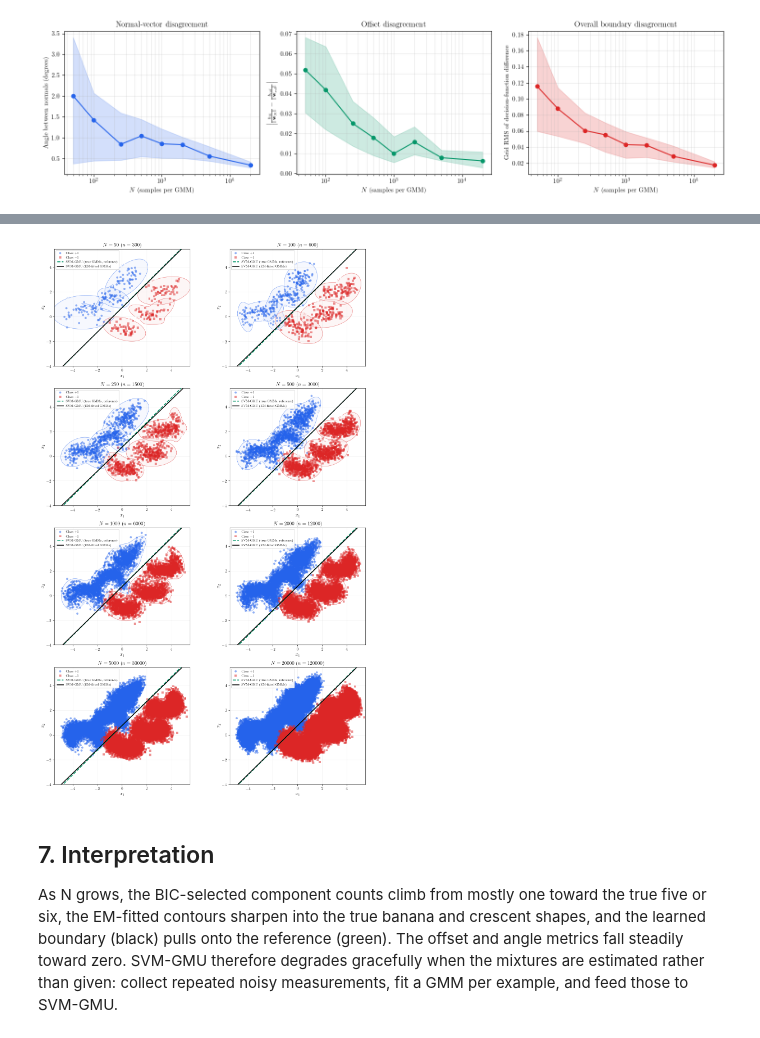
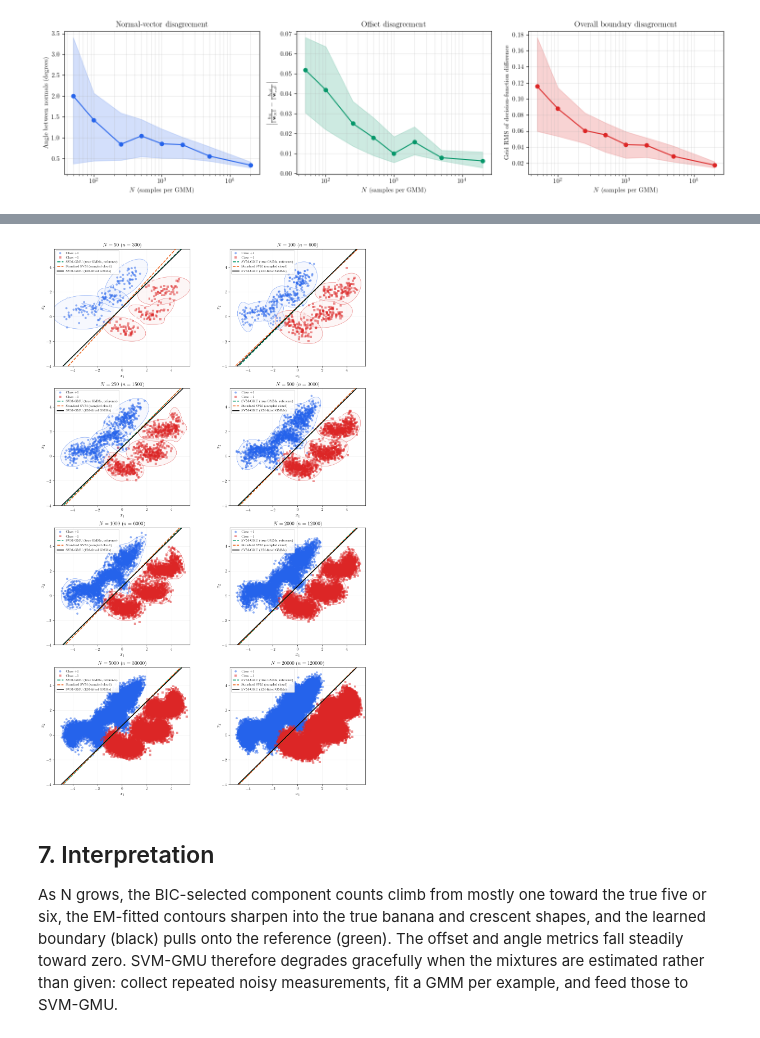
Before and after one commit to SushrutGaikwad/svm-gmu, a Jupyter notebook: experiments/em_fitted_gmu.ipynb, the cells around one changed output, grey strips where cells are left out. Drawn from its saved outputs; the diff is of its cells as text; code cells hidden in the pictures.

```diff
--- a/experiments/em_fitted_gmu.ipynb
+++ b/experiments/em_fitted_gmu.ipynb
@@ -150,7 +150,11 @@ def run_sweep_multiseed(n_values, w_ref, b_ref, seeds):
 
 def make_panel_figure(X, y, records, w_ref, b_ref):
     """4x2 grid: per-N EM-fitted contours, the full sampled cloud each EM fit
-    was trained on, and the reference and learned boundaries."""
+    was trained on, and three boundaries (true-GMM reference, EM-fitted
+    SVM-GMU, and the standard SVM on the same cloud).
+
+    Requires C.add_standard_svm_boundaries to have run on the records.
+    """
     from svm_gmu.plotting import plot_uncertainty
 
     n_rows, n_cols = 4, 2
@@ -158,7 +162,7 @@ def make_panel_figure(X, y, records, w_ref, b_ref):
     axes = np.array(axes).reshape(n_rows, n_cols)
 
     xlim, ylim = (-5.5, 5.5), (-4.0, 5.5)
-    ref_color, learned_color = "#059669", "black"
+    ref_color, learned_color, svm_color = "#059669", "black", "#ea580c"
 
     for k, r in enumerate(records):
         ax = axes[k // n_cols, k % n_cols]
@@ -193,17 +197,22 @@ def make_panel_figure(X, y, records, w_ref, b_ref):
                 label=class_label,
             )
 
-        # Layer 3: reference and EM-fitted SVM-GMU boundaries.
+        # Layer 3: the three boundaries. The standard SVM is fit on this very
+        # cloud, so it shows what the same sample budget buys when the mixture
+        # structure is discarded rather than re-estimated.
         _draw_line(ax, w_ref, b_ref, xlim, color=ref_color, linewidth=2.2,
                    linestyle="--", zorder=4, label="SVM-GMU (true GMMs, reference)")
+        _draw_line(ax, r["w_svm"], r["b_svm"], xlim, color=svm_color, linewidth=2.0,
+                   linestyle="--", zorder=5, label="Standard SVM (sampled cloud)")
         _draw_line(ax, r["w"], r["b"], xlim, color=learned_color, linewidth=2.0,
-                   linestyle="-", zorder=5, label="SVM-GMU (EM-fitted GMMs)")
+                   linestyle="-", zorder=6, label="SVM-GMU (EM-fitted GMMs)")
         ax.set_xlim(xlim)
         ax.set_ylim(ylim)
 
         handles, labels = ax.get_legend_handles_labels()
         keep = {"Class +1", "Class −1",
-                "SVM-GMU (true GMMs, reference)", "SVM-GMU (EM-fitted GMMs)"}
+                "SVM-GMU (true GMMs, reference)", "Standard SVM (sampled cloud)",
+                "SVM-GMU (EM-fitted GMMs)"}
         seen, uniq = set(), []
         for h, l in zip(handles, labels):
             if l in keep and l not in seen:
@@ -273,12 +288,17 @@ One panel per value of N, each showing the sampled cloud that the EM fits were t
 # %%
+# Standard SVM on each panel's sampled cloud, for the third boundary. Fitted
+# here rather than inside the sweep so the cached EM results stay valid, and
+# shared with the paper's figure script so both draw the identical line.
+C.add_standard_svm_boundaries(records)
+
 # Per-N panels for the representative seed 0: full sampled clouds, EM-fitted
-# contours, and both boundaries (saved as em_fitted_gmu_convergence.pgf).
+# contours, and the three boundaries (saved as em_fitted_gmu_convergence.pgf).
 fig = make_panel_figure(X, y, records, w_ref, b_ref)
 fig.savefig(C.GRAPHICS_DIR / "em_fitted_gmu_convergence.pgf", backend="pgf",
             bbox_inches="tight", dpi=300)
 plt.show()
 # %% [output]
-[figure, old version]
+[figure, new version]
 # %% [markdown]
 ## 7. Interpretation
 
```
Also changed, not shown: parts of 1 cell of this notebook, 1 other file.
